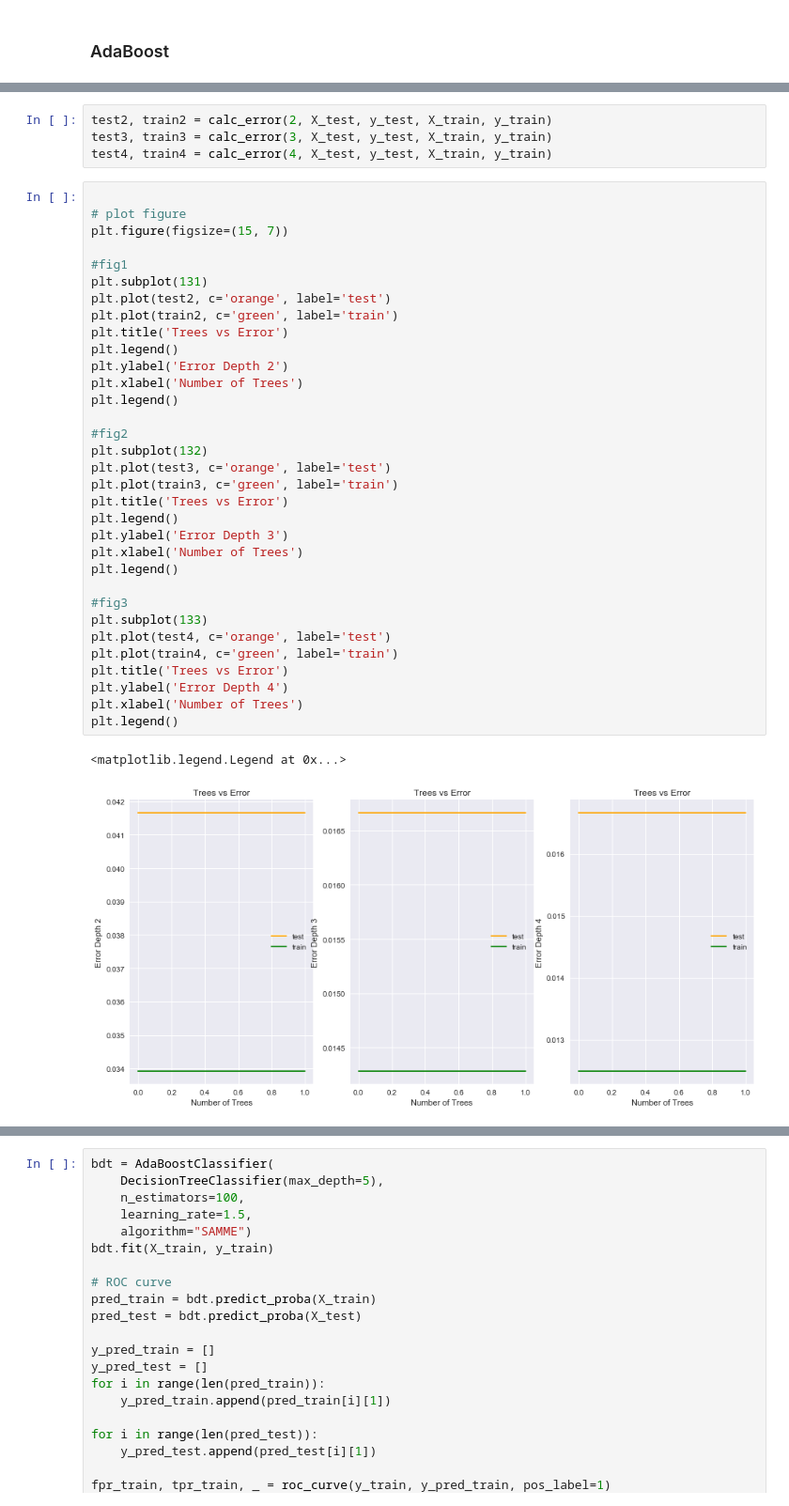
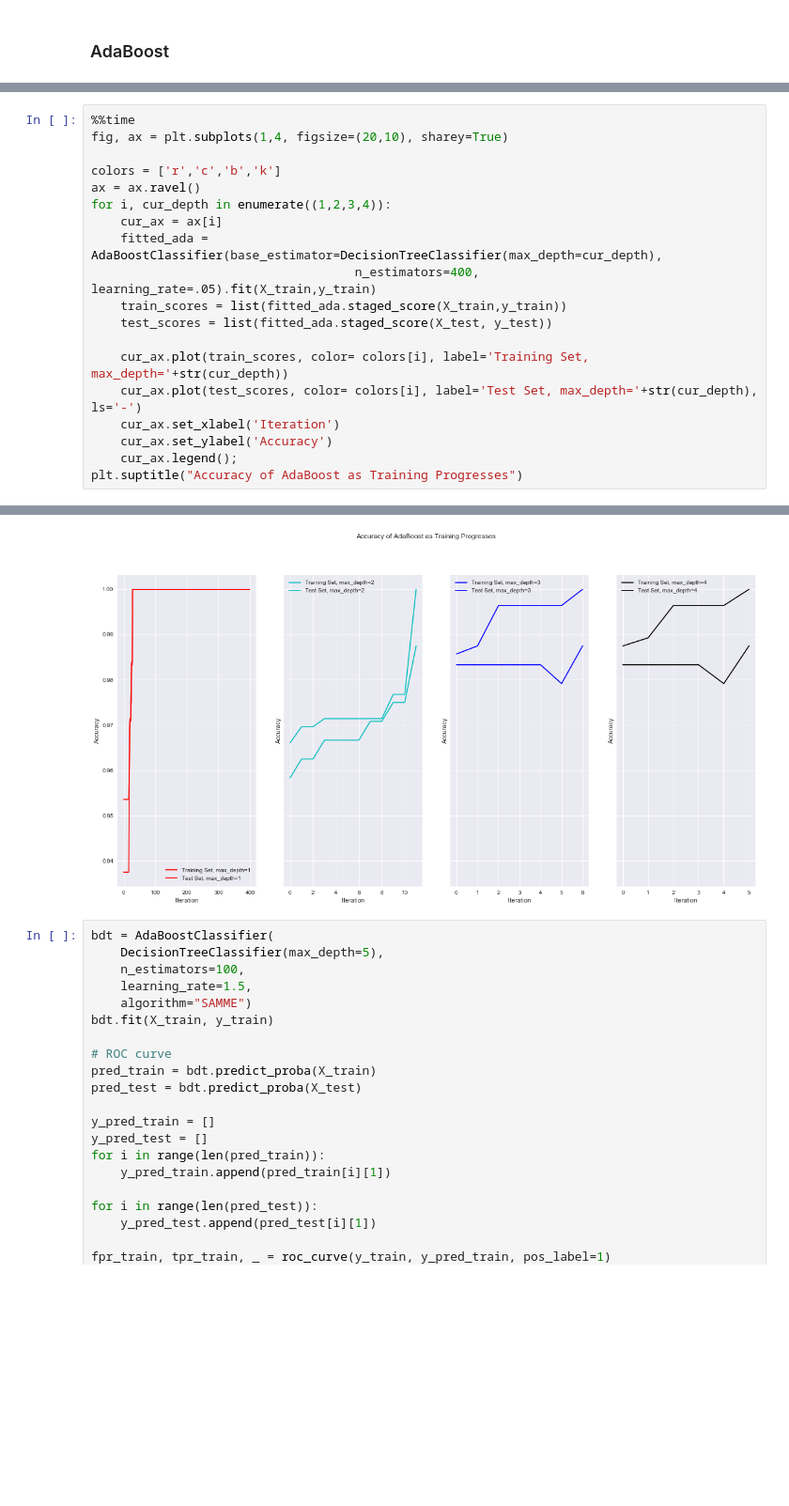
Before and after one commit to ramochoargv/final, a Jupyter notebook: notebooks/bot_analysis.ipynb, the cells around one changed output, grey strips where cells are left out. Shown at 94% size. Saved outputs shown, nothing was run; the diff lists cells and outputs as text; blank space fills up the shorter version.

Commit message:
new adaboost plot

```diff
--- a/notebooks/bot_analysis.ipynb
+++ b/notebooks/bot_analysis.ipynb
@@ -331,40 +302,20 @@ def calc_error(depth, X_test, y_test, X_train, y_train):
-# %%
-test2, train2 = calc_error(2, X_test, y_test, X_train, y_train)
-test3, train3 = calc_error(3, X_test, y_test, X_train, y_train)
-test4, train4 = calc_error(4, X_test, y_test, X_train, y_train)
-# %%
-
-# plot figure
-plt.figure(figsize=(15, 7))
-
-#fig1
-plt.subplot(131)
-plt.plot(test2, c='orange', label='test')
-plt.plot(train2, c='green', label='train')
-plt.title('Trees vs Error')
-plt.legend()
-plt.ylabel('Error Depth 2')
-plt.xlabel('Number of Trees')
-plt.legend()
-
-#fig2
-plt.subplot(132)
-plt.plot(test3, c='orange', label='test')
-plt.plot(train3, c='green', label='train')
-plt.title('Trees vs Error')
-plt.legend()
-plt.ylabel('Error Depth 3')
-plt.xlabel('Number of Trees')
-plt.legend()
-
-#fig3
-plt.subplot(133)
-plt.plot(test4, c='orange', label='test')
-plt.plot(train4, c='green', label='train')
-plt.title('Trees vs Error')
-plt.ylabel('Error Depth 4')
-plt.xlabel('Number of Trees')
-plt.legend()
-# %% [output]
-<matplotlib.legend.Legend at 0x...>
-[figure, removed]
+# %%
+%%time
+fig, ax = plt.subplots(1,4, figsize=(20,10), sharey=True)
+
+colors = ['r','c','b','k']
+ax = ax.ravel()
+for i, cur_depth in enumerate((1,2,3,4)):
+    cur_ax = ax[i]
+    fitted_ada = AdaBoostClassifier(base_estimator=DecisionTreeClassifier(max_depth=cur_depth),
+                                    n_estimators=400, learning_rate=.05).fit(X_train,y_train)
+    train_scores = list(fitted_ada.staged_score(X_train,y_train))
+    test_scores = list(fitted_ada.staged_score(X_test, y_test))
+
+    cur_ax.plot(train_scores, color= colors[i], label='Training Set, max_depth='+str(cur_depth))
+    cur_ax.plot(test_scores, color= colors[i], label='Test Set, max_depth='+str(cur_depth), ls='-')
+    cur_ax.set_xlabel('Iteration')
+    cur_ax.set_ylabel('Accuracy')
+    cur_ax.legend();
+plt.suptitle("Accuracy of AdaBoost as Training Progresses")
+# %% [output]
@@ -371,3 +324,4 @@ plt.legend()
+[figure, added]
 # %%
 bdt = AdaBoostClassifier(
     DecisionTreeClassifier(max_depth=5),
```
Also changed, not shown: parts of 5 cells of this notebook.
